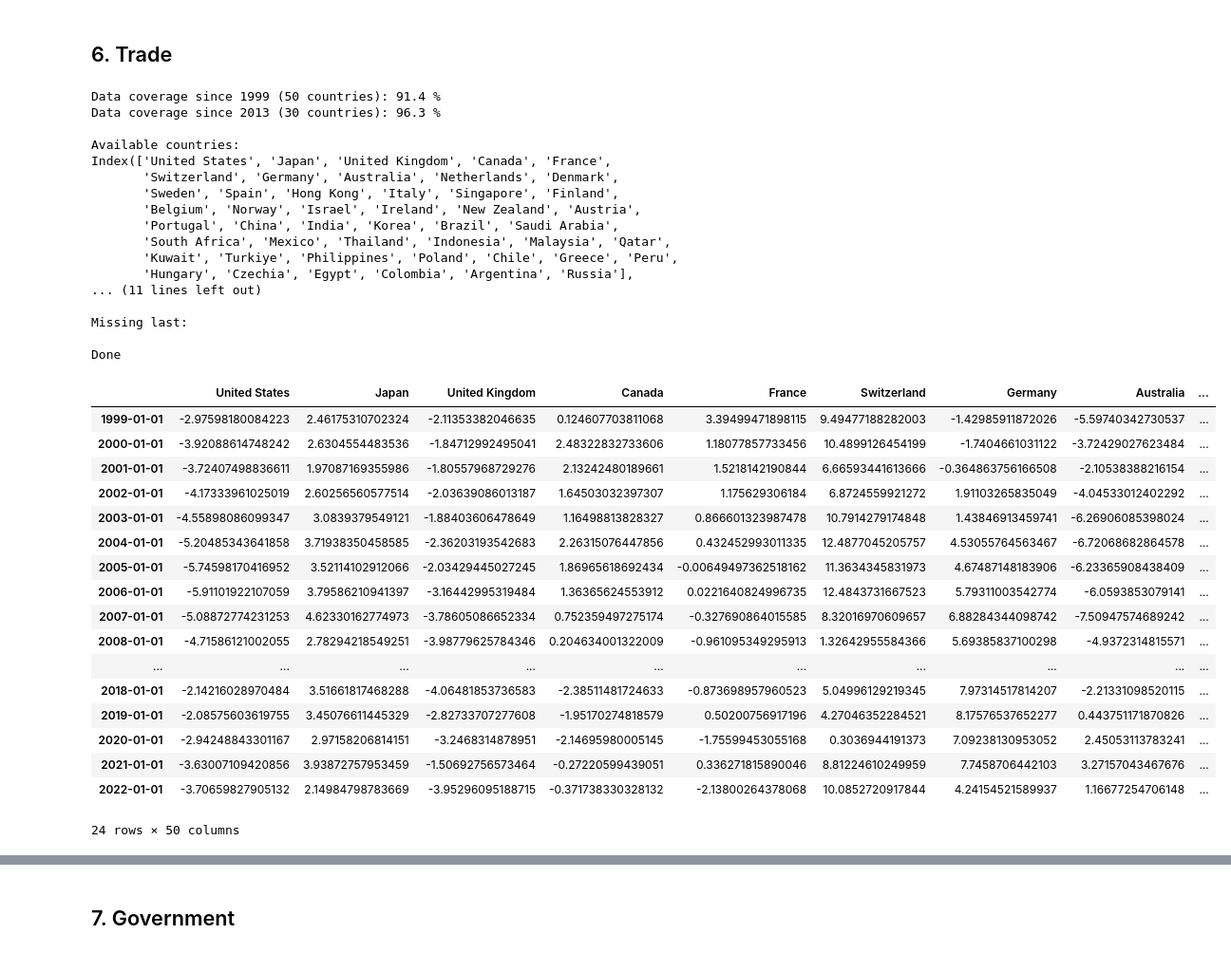
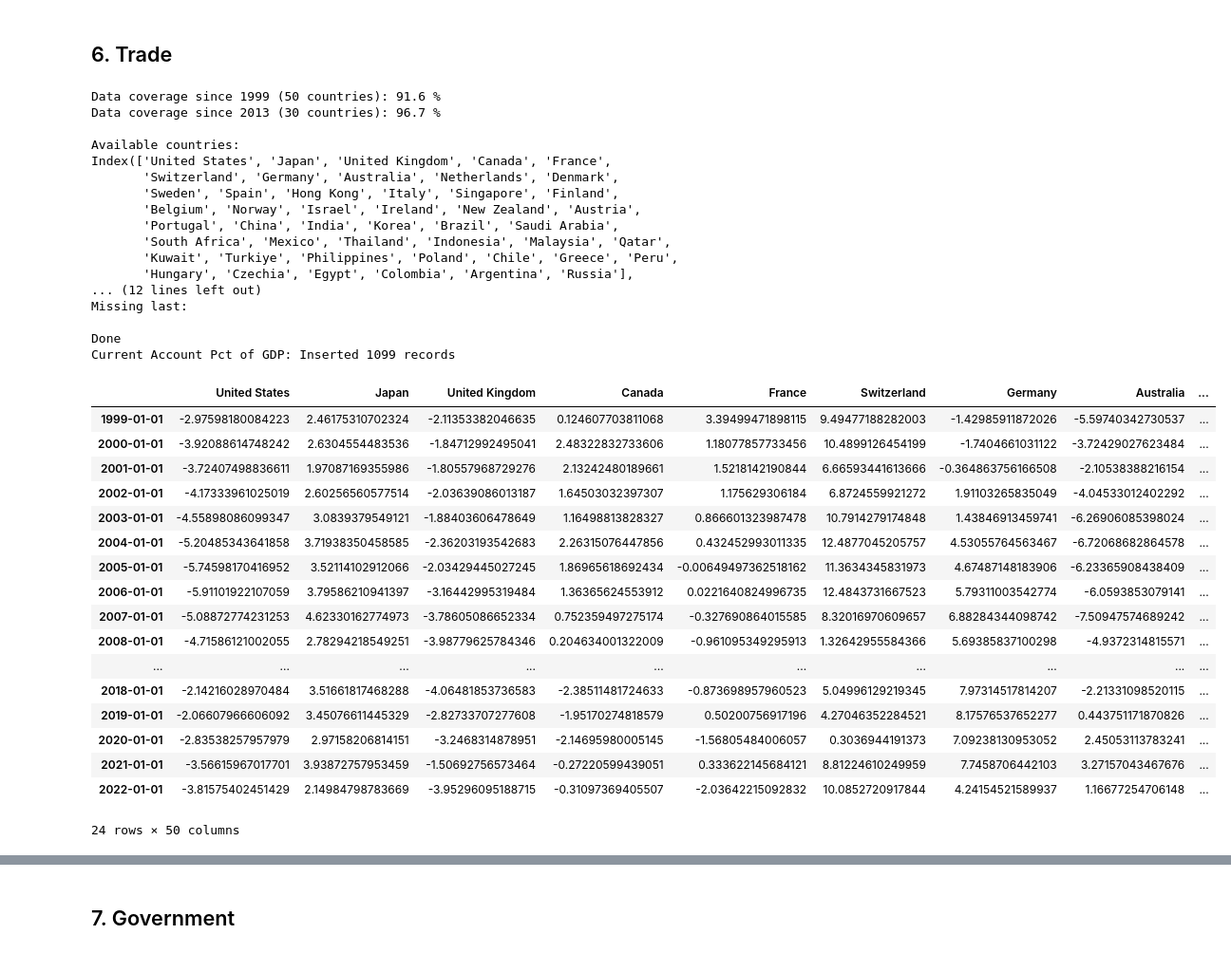
Before and after one commit to lharazin/TFM, a Jupyter notebook: Data/WorldBankData_Stats/world_bank_selected_indicators.ipynb, the cells around one changed output, grey strips where cells are left out. Shown at 95% size. Drawn from its saved outputs; the diff is of its cells as text; code cells hidden in the pictures.

Commit message:
Updated and saved to db World Bank indicators

```diff
--- a/Data/WorldBankData_Stats/world_bank_selected_indicators.ipynb
+++ b/Data/WorldBankData_Stats/world_bank_selected_indicators.ipynb
@@ -4,5 +11,5 @@ import numpy as np
 # %%
-all_data = pd.read_csv('RawData/World_Development_Indicators_Selected_Data.csv', index_col=2)
+all_data = pd.read_csv('RawData/9636c3fb-b687-4862-b6ed-8b712fea256b_Data.csv', index_col=2)
 # %%
 unique_indicators = all_data['Series Name'].unique()
 unique_indicators
@@ -74,6 +81,20 @@ def check_data_coverage(df):
 
     print()
     print('Done')
+# %%
+def save_to_database(indicator, df):
+    sql_handler = SqlAlquemyInsertIndicatorsHandler()
+    indicator_id = sql_handler.get_indicator_id(indicator, 'World Bank')
+
+    sql_handler.delete_all_records(indicator_id)
+    initial_count = sql_handler.get_indicator_count(indicator_id)
+    for country in df.columns:
+        values = df[country].dropna()
+        if (len(values) > 0):
+            sql_handler.insert_into_table(indicator_id, country, values)
+
+    final_count = sql_handler.get_indicator_count(indicator_id)
+    print(f'{indicator}: Inserted', (final_count-initial_count), 'records')
 # %%
 def read_world_bank_indicator(all_data, indicator, filename):
     all_data.index.name = None
@@ -429,42 +458,43 @@ Done
 # %%
 df = read_world_bank_indicator(all_data, indicator='Current account balance (% of GDP)',
                                filename='Current account')
+save_to_database('Current Account Pct of GDP', df)
 df
 # %% [output]
-Data coverage since 1999 (50 countries): 91.4 %
-Data coverage since 2013 (30 countries): 96.3 %
+Data coverage since 1999 (50 countries): 91.6 %
+Data coverage since 2013 (30 countries): 96.7 %
 
 Available countries:
 Index(['United States', 'Japan', 'United Kingdom', 'Canada', 'France',
        'Switzerland', 'Germany', 'Australia', 'Netherlands', 'Denmark',
        'Sweden', 'Spain', 'Hong Kong', 'Italy', 'Singapore', 'Finland',
        'Belgium', 'Norway', 'Israel', 'Ireland', 'New Zealand', 'Austria',
        'Portugal', 'China', 'India', 'Korea', 'Brazil', 'Saudi Arabia',
        'South Africa', 'Mexico', 'Thailand', 'Indonesia', 'Malaysia', 'Qatar',
        'Kuwait', 'Turkiye', 'Philippines', 'Poland', 'Chile', 'Greece', 'Peru',
        'Hungary', 'Czechia', 'Egypt', 'Colombia', 'Argentina', 'Russia'],
-... (11 lines left out)
-
+... (12 lines left out)
 Missing last:
 
 Done
+Current Account Pct of GDP: Inserted 1099 records
 |  | United States | Japan | United Kingdom | Canada | France | Switzerland | Germany | Australia | ... |
 | 1999-01-01 | -2.97598180084223 | 2.46175310702324 | -2.11353382046635 | 0.124607703811068 | 3.39499471898115 | 9.49477188282003 | -1.42985911872026 | -5.59740342730537 | ... |
 | 2000-01-01 | -3.92088614748242 | 2.6304554483536 | -1.84712992495041 | 2.48322832733606 | 1.18077857733456 | 10.4899126454199 | -1.7404661031122 | -3.72429027623484 | ... |
 | 2001-01-01 | -3.72407498836611 | 1.97087169355986 | -1.80557968729276 | 2.13242480189661 | 1.5218142190844 | 6.66593441613666 | -0.364863756166508 | -2.10538388216154 | ... |
 | 2002-01-01 | -4.17333961025019 | 2.60256560577514 | -2.03639086013187 | 1.64503032397307 | 1.175629306184 | 6.8724559921272 | 1.91103265835049 | -4.04533012402292 | ... |
 | 2003-01-01 | -4.55898086099347 | 3.0839379549121 | -1.88403606478649 | 1.16498813828327 | 0.866601323987478 | 10.7914279174848 | 1.43846913459741 | -6.26906085398024 | ... |
 | 2004-01-01 | -5.20485343641858 | 3.71938350458585 | -2.36203193542683 | 2.26315076447856 | 0.432452993011335 | 12.4877045205757 | 4.53055764563467 | -6.72068682864578 | ... |
 | 2005-01-01 | -5.74598170416952 | 3.52114102912066 | -2.03429445027245 | 1.86965618692434 | -0.00649497362518162 | 11.3634345831973 | 4.67487148183906 | -6.23365908438409 | ... |
 | 2006-01-01 | -5.91101922107059 | 3.79586210941397 | -3.16442995319484 | 1.36365624553912 | 0.0221640824996735 | 12.4843731667523 | 5.79311003542774 | -6.0593853079141 | ... |
 | 2007-01-01 | -5.08872774231253 | 4.62330162774973 | -3.78605086652334 | 0.752359497275174 | -0.327690864015585 | 8.32016970609657 | 6.88284344098742 | -7.50947574689242 | ... |
 | 2008-01-01 | -4.71586121002055 | 2.78294218549251 | -3.98779625784346 | 0.204634001322009 | -0.961095349295913 | 1.32642955584366 | 5.69385837100298 | -4.9372314815571 | ... |
 | ... | ... | ... | ... | ... | ... | ... | ... | ... | ... |
 | 2018-01-01 | -2.14216028970484 | 3.51661817468288 | -4.06481853736583 | -2.38511481724633 | -0.873698957960523 | 5.04996129219345 | 7.97314517814207 | -2.21331098520115 | ... |
-| 2019-01-01 | -2.08575603619755 | 3.45076611445329 | -2.82733707277608 | -1.95170274818579 | 0.50200756917196 | 4.27046352284521 | 8.17576537652277 | 0.443751171870826 | ... |
-| 2020-01-01 | -2.94248843301167 | 2.97158206814151 | -3.2468314878951 | -2.14695980005145 | -1.75599453055168 | 0.3036944191373 | 7.09238130953052 | 2.45053113783241 | ... |
-| 2021-01-01 | -3.63007109420856 | 3.93872757953459 | -1.50692756573464 | -0.27220599439051 | 0.336271815890046 | 8.81224610249959 | 7.7458706442103 | 3.27157043467676 | ... |
-| 2022-01-01 | -3.70659827905132 | 2.14984798783669 | -3.95296095188715 | -0.371738330328132 | -2.13800264378068 | 10.0852720917844 | 4.24154521589937 | 1.16677254706148 | ... |
+| 2019-01-01 | -2.06607966606092 | 3.45076611445329 | -2.82733707277608 | -1.95170274818579 | 0.50200756917196 | 4.27046352284521 | 8.17576537652277 | 0.443751171870826 | ... |
+| 2020-01-01 | -2.83538257957979 | 2.97158206814151 | -3.2468314878951 | -2.14695980005145 | -1.56805484006057 | 0.3036944191373 | 7.09238130953052 | 2.45053113783241 | ... |
+| 2021-01-01 | -3.56615967017701 | 3.93872757953459 | -1.50692756573464 | -0.27220599439051 | 0.333622145684121 | 8.81224610249959 | 7.7458706442103 | 3.27157043467676 | ... |
+| 2022-01-01 | -3.81575402451429 | 2.14984798783669 | -3.95296095188715 | -0.31097369405507 | -2.03642215092832 | 10.0852720917844 | 4.24154521589937 | 1.16677254706148 | ... |
 24 rows × 50 columns
 # %%
 df = read_world_bank_indicator(all_data, indicator='Current account balance (BoP, current US$)',
```
Also changed, not shown: parts of 11 cells of this notebook, 8 other files.
